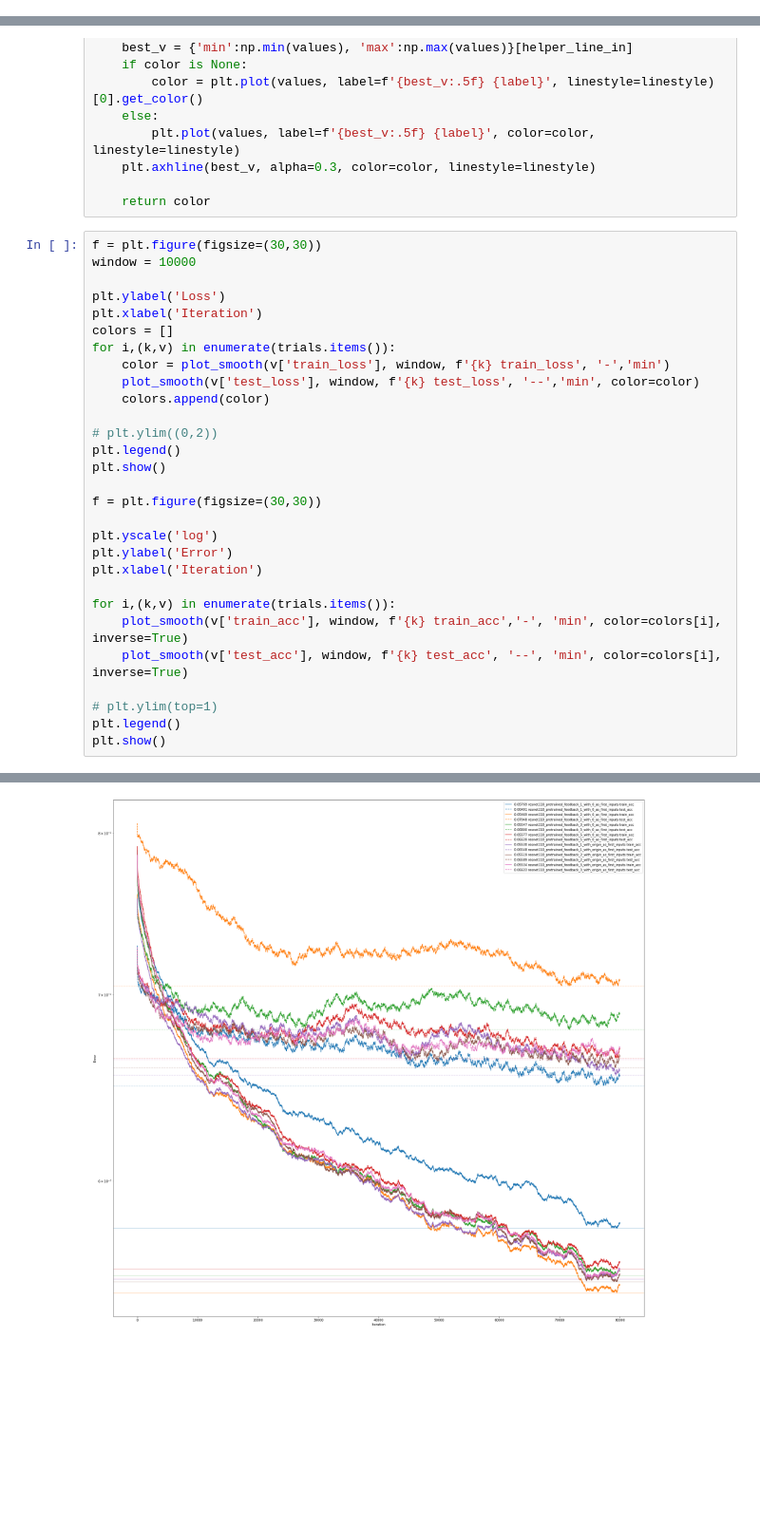
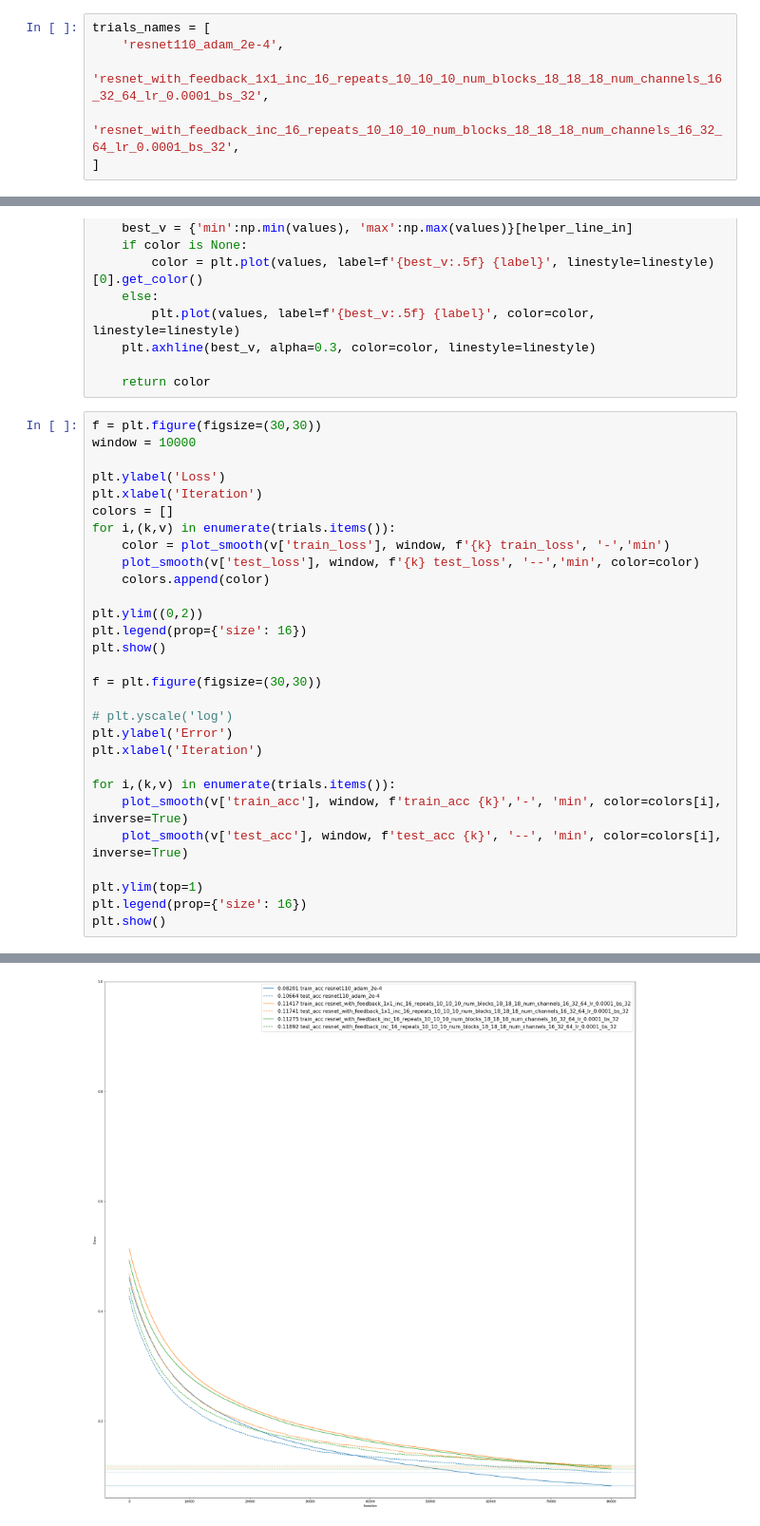
Before and after one commit to kessido/Adaptive-and-Iteratively-Improving-Recurrent-Lateral-Connections, a Jupyter notebook: viewbook.ipynb, the cells around one changed output, grey strips where cells are left out. Shown at 95% size. Saved outputs shown, nothing was run; the diff lists cells and outputs as text; blank space fills up the shorter version.

```diff
--- a/viewbook.ipynb
+++ b/viewbook.ipynb
@@ -24,3 +24,9 @@ trials_names = [
+# %%
+trials_names = [
+    'resnet110_adam_2e-4',
+    'resnet_with_feedback_1x1_inc_16_repeats_10_10_10_num_blocks_18_18_18_num_channels_16_32_64_lr_0.0001_bs_32',
+    'resnet_with_feedback_inc_16_repeats_10_10_10_num_blocks_18_18_18_num_channels_16_32_64_lr_0.0001_bs_32',
+]
 # %%
 import matplotlib.pyplot as plt
 import seaborn as sns
@@ -55,21 +61,21 @@ for i,(k,v) in enumerate(trials.items()):
     plot_smooth(v['test_loss'], window, f'{k} test_loss', '--','min', color=color)
     colors.append(color)
 
-# plt.ylim((0,2))
-plt.legend()
+plt.ylim((0,2))
+plt.legend(prop={'size': 16})
 plt.show()
 
 f = plt.figure(figsize=(30,30))
 
-plt.yscale('log')
+# plt.yscale('log')
 plt.ylabel('Error')
 plt.xlabel('Iteration')
 
 for i,(k,v) in enumerate(trials.items()):
-    plot_smooth(v['train_acc'], window, f'{k} train_acc','-', 'min', color=colors[i], inverse=True)
-    plot_smooth(v['test_acc'], window, f'{k} test_acc', '--', 'min', color=colors[i], inverse=True)
+    plot_smooth(v['train_acc'], window, f'train_acc {k}','-', 'min', color=colors[i], inverse=True)
+    plot_smooth(v['test_acc'], window, f'test_acc {k}', '--', 'min', color=colors[i], inverse=True)
 
-# plt.ylim(top=1)
-plt.legend()
+plt.ylim(top=1)
+plt.legend(prop={'size': 16})
 plt.show()
 # %% [output]
@@ -77 +83 @@ plt.show()
-[figure, old version]
+[figure, new version]
```
Also changed, not shown: parts of 3 cells of this notebook, 9 other files.
